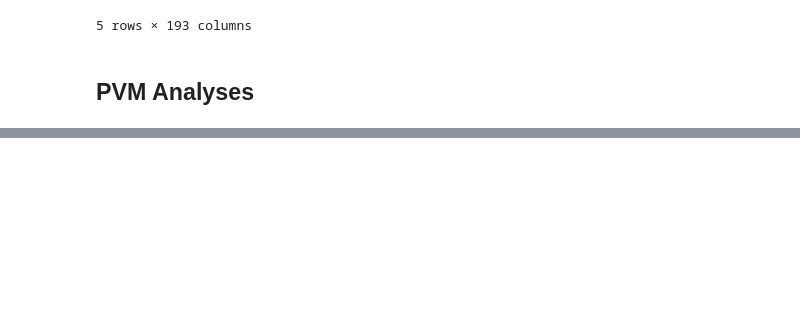
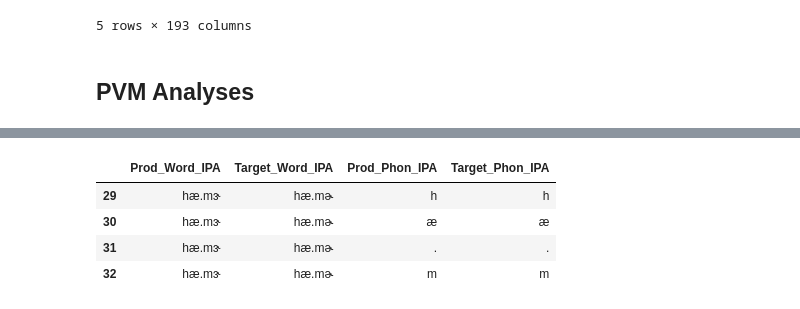
Before and after one commit to tmbiro/lvPhon, a Jupyter notebook: Python/5-PVM_v100223.ipynb, the cells around one changed output, grey strips where cells are left out. Drawn from its saved outputs; the diff is of its cells as text; code cells hidden in the pictures; blank space fills up the shorter version.

```diff
--- a/Python/5-PVM_v100223.ipynb
+++ b/Python/5-PVM_v100223.ipynb
@@ -608,3 +612,11 @@ df['Tot_Deletions'] = (
+# %%
+df[29:33][['Prod_Word_IPA','Target_Word_IPA','Prod_Phon_IPA', 'Target_Phon_IPA']]
+# %% [output]
+|  | Prod_Word_IPA | Target_Word_IPA | Prod_Phon_IPA | Target_Phon_IPA |
+| 29 | hæ.mɝ | hæ.mɚ | h | h |
+| 30 | hæ.mɝ | hæ.mɚ | æ | æ |
+| 31 | hæ.mɝ | hæ.mɚ | . | . |
+| 32 | hæ.mɝ | hæ.mɚ | m | m |
 # %%
 # Testing center to make sure functions worked correctly in identifying the phonological process
 df[df['shift']==1][['Prod_Word_IPA','Target_Word_IPA','Prod_Phon_IPA', 'Target_Phon_IPA']]
```
Also changed, not shown: parts of 6 cells of this notebook, 4 other files.
